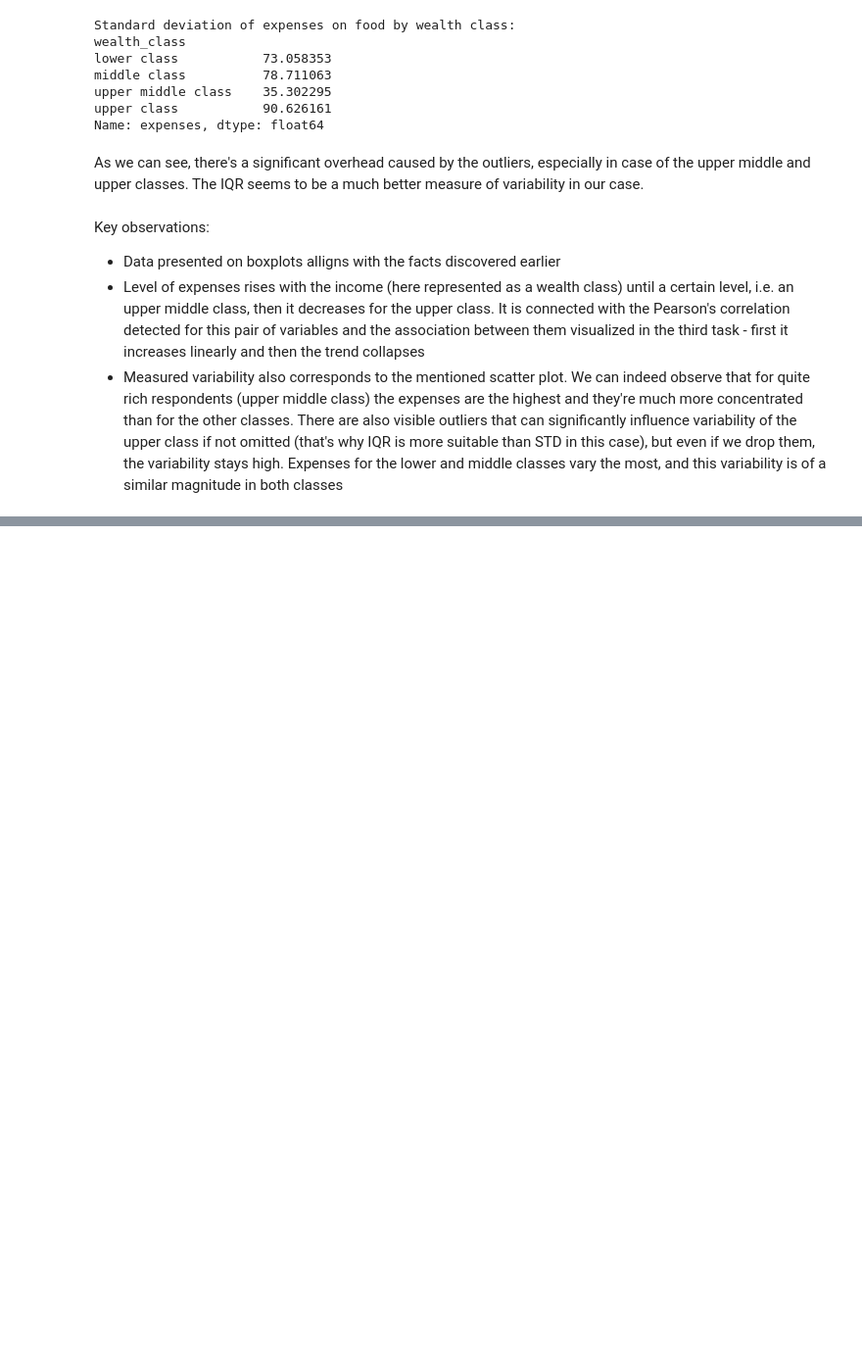
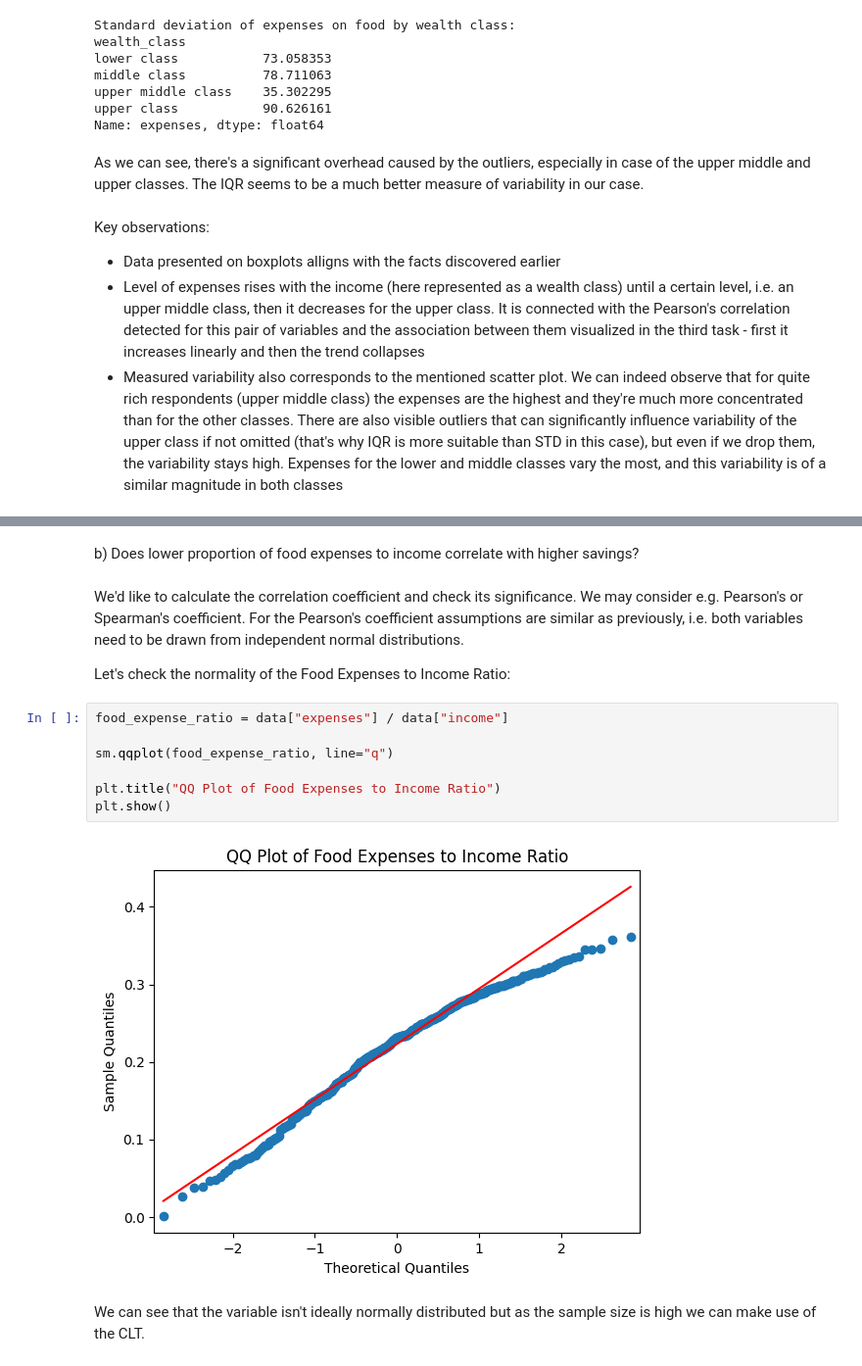
Before and after one commit to Sivvak/sml, a Jupyter notebook: hw1/SML_project1.ipynb, the cells around one changed output, grey strips where cells are left out. Shown at 98% size. Saved outputs shown, nothing was run; the diff lists cells and outputs as text; blank space fills up the shorter version.

```diff
--- a/hw1/SML_project1.ipynb
+++ b/hw1/SML_project1.ipynb
@@ -563,0 +620,17 @@ Key observations:
+# %% [markdown]
+b) Does lower proportion of food expenses to income correlate with higher savings?
+# %% [markdown]
+We'd like to calculate the correlation coefficient and check its significance. We may consider e.g. Pearson's or Spearman's coefficient. For the Pearson's coefficient assumptions are similar as previously, i.e. both variables need to be drawn from independent normal distributions.
+
+Let's check the normality of the Food Expenses to Income Ratio:
+# %%
+food_expense_ratio = data["expenses"] / data["income"]
+
+sm.qqplot(food_expense_ratio, line="q")
+
+plt.title("QQ Plot of Food Expenses to Income Ratio")
+plt.show()
+# %% [output]
+[figure, added]
+# %% [markdown]
+We can see that the variable isn't ideally normally distributed but as the sample size is high we can make use of the CLT.
```
Also changed, not shown: parts of 24 cells of this notebook.
